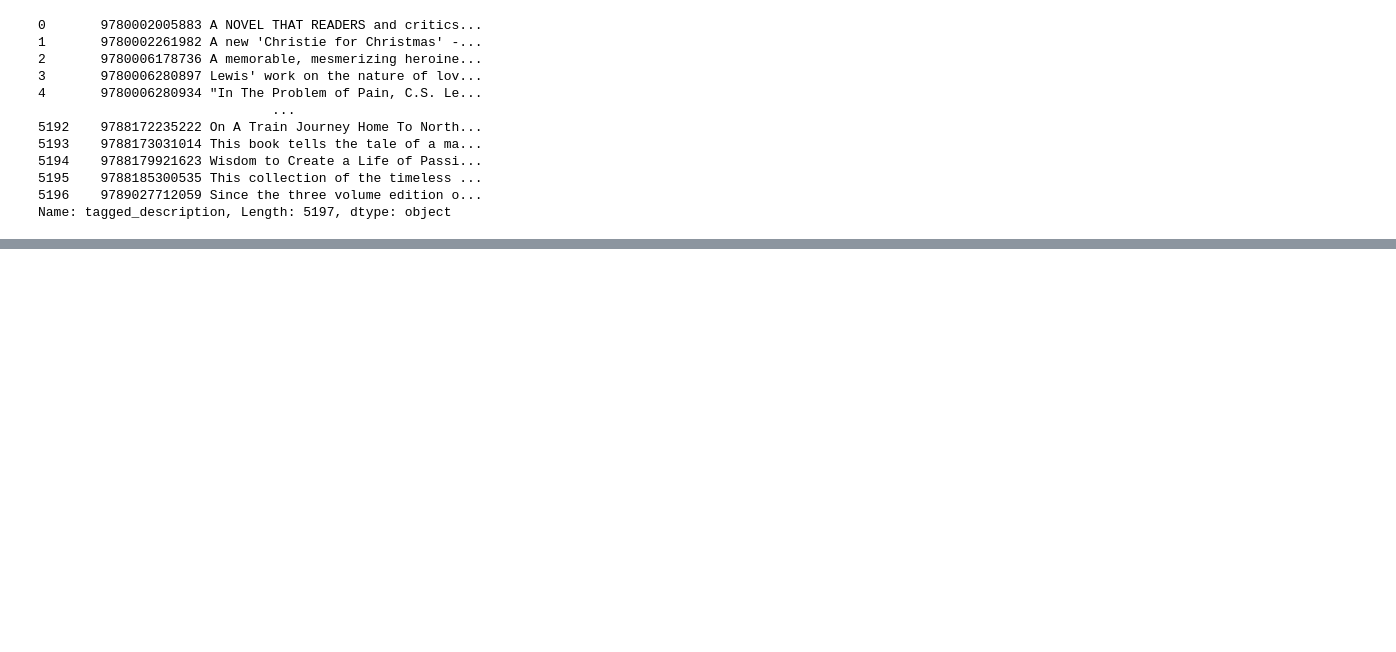
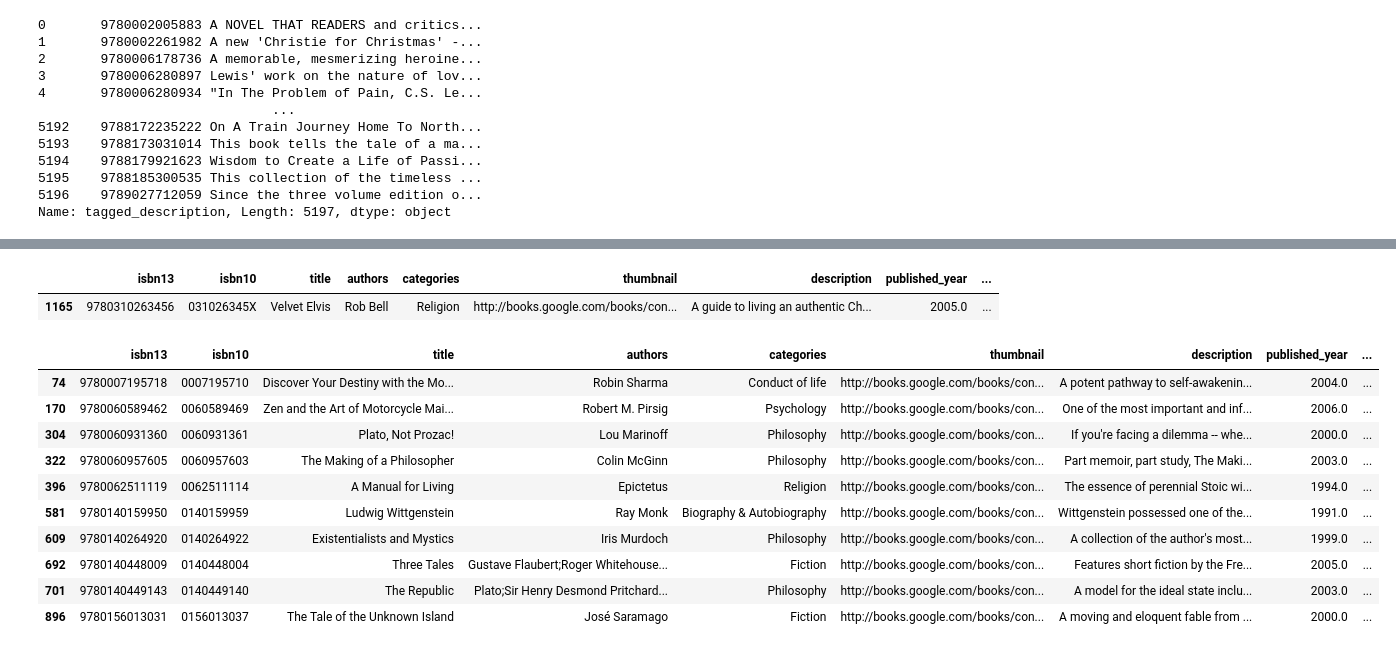
Before and after one commit to pranavsebastianlouis/Semantic_Book_Recommender, a Jupyter notebook: notebooks/vector-search.ipynb, the cells around one changed output, grey strips where cells are left out. Cells and saved outputs as stored; diff of their text form; code cells hidden in the pictures; blank space fills up the shorter version.

```diff
--- a/notebooks/vector-search.ipynb
+++ b/notebooks/vector-search.ipynb
@@ -39,0 +42,3 @@ Name: tagged_description, Length: 5197, dtype: object
+# %%
+from langchain_core.documents import Document
+documents = [Document(page_content=d) for d in descriptions]
@@ -39,0 +49,8 @@ Name: tagged_description, Length: 5197, dtype: object
+# %%
+db_books = Chroma.from_documents(
+    documents,
+    embedding=OpenAIEmbeddings())
+# %%
+query = "A book about Christianity"
+docs = db_books.similarity_search(query, k = 10)
+docs
@@ -39,0 +68,32 @@ Name: tagged_description, Length: 5197, dtype: object
+# %%
+books[books["isbn13"] == int(docs[0].page_content.split()[0].strip())]
+# %% [output]
+|  | isbn13 | isbn10 | title | authors | categories | thumbnail | description | published_year | ... |
+| 1165 | 9780310263456 | 031026345X | Velvet Elvis | Rob Bell | Religion | http://books.google.com/books/con... | A guide to living an authentic Ch... | 2005.0 | ... |
+# %%
+def retrieve_semantic_recommendations(
+    query: str,
+    top_k: int = 10,
+) ->pd.DataFrame:
+    recs = db_books.similarity_search(query, k = 50)
+
+    books_list = []
+
+    for i in range(0, len(recs)):
+        books_list += [int(recs[i].page_content.strip('"').split()[0])] #cuz some desc is enclosed in quotations
+
+    return books[books["isbn13"].isin(books_list)].head(top_k)
+# %%
+retrieve_semantic_recommendations("A book about life and philosophy")
+# %% [output]
+|  | isbn13 | isbn10 | title | authors | categories | thumbnail | description | published_year | ... |
+| 74 | 9780007195718 | 0007195710 | Discover Your Destiny with the Mo... | Robin Sharma | Conduct of life | http://books.google.com/books/con... | A potent pathway to self-awakenin... | 2004.0 | ... |
+| 170 | 9780060589462 | 0060589469 | Zen and the Art of Motorcycle Mai... | Robert M. Pirsig | Psychology | http://books.google.com/books/con... | One of the most important and inf... | 2006.0 | ... |
+| 304 | 9780060931360 | 0060931361 | Plato, Not Prozac! | Lou Marinoff | Philosophy | http://books.google.com/books/con... | If you're facing a dilemma -- whe... | 2000.0 | ... |
+| 322 | 9780060957605 | 0060957603 | The Making of a Philosopher | Colin McGinn | Philosophy | http://books.google.com/books/con... | Part memoir, part study, The Maki... | 2003.0 | ... |
+| 396 | 9780062511119 | 0062511114 | A Manual for Living | Epictetus | Religion | http://books.google.com/books/con... | The essence of perennial Stoic wi... | 1994.0 | ... |
+| 581 | 9780140159950 | 0140159959 | Ludwig Wittgenstein | Ray Monk | Biography & Autobiography | http://books.google.com/books/con... | Wittgenstein possessed one of the... | 1991.0 | ... |
+| 609 | 9780140264920 | 0140264922 | Existentialists and Mystics | Iris Murdoch | Philosophy | http://books.google.com/books/con... | A collection of the author's most... | 1999.0 | ... |
+| 692 | 9780140448009 | 0140448004 | Three Tales | Gustave Flaubert;Roger Whitehouse... | Fiction | http://books.google.com/books/con... | Features short fiction by the Fre... | 2005.0 | ... |
+| 701 | 9780140449143 | 0140449140 | The Republic | Plato;Sir Henry Desmond Pritchard... | Philosophy | http://books.google.com/books/con... | A model for the ideal state inclu... | 2003.0 | ... |
+| 896 | 9780156013031 | 0156013037 | The Tale of the Unknown Island | José Saramago | Fiction | http://books.google.com/books/con... | A moving and eloquent fable from ... | 2000.0 | ... |
```
Also changed, not shown: parts of 15 cells of this notebook.
